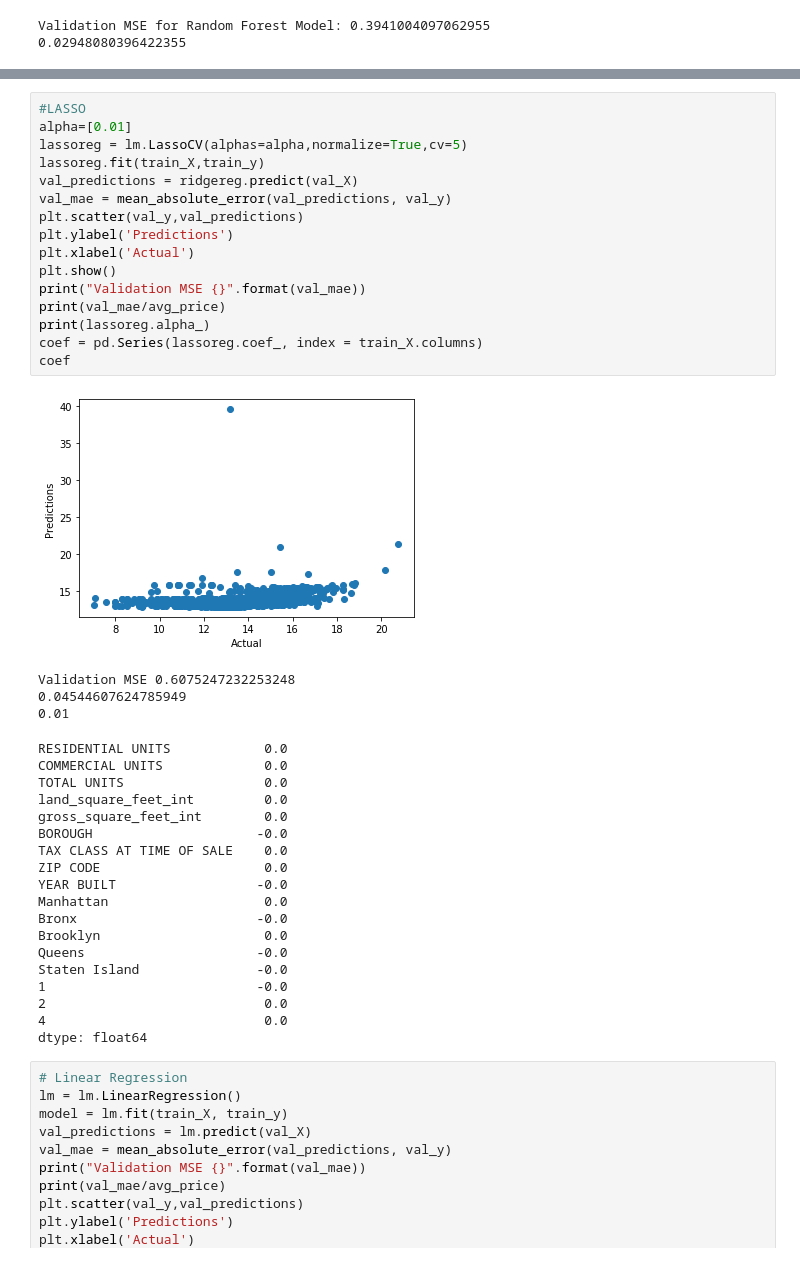
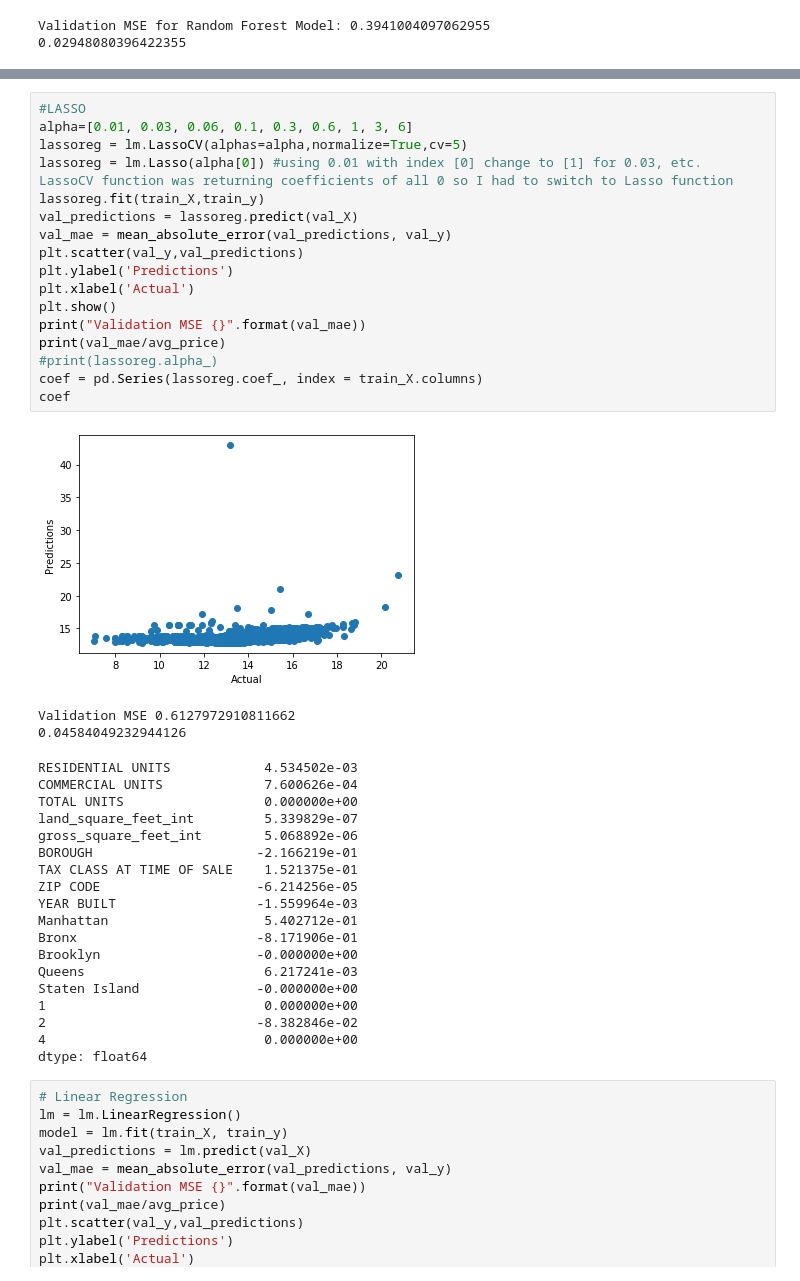
Before and after one commit to kmart8/DS-502-Project, a Jupyter notebook: NYC Dataset Notebook.ipynb, the cells around one changed output, grey strips where cells are left out. Saved outputs shown, nothing was run; the diff lists cells and outputs as text.

```diff
--- a/NYC Dataset Notebook.ipynb
+++ b/NYC Dataset Notebook.ipynb
@@ -338,42 +341,42 @@ Staten Island               -1.789094e-01
 dtype: float64
 # %%
 #LASSO
-alpha=[0.01]
+alpha=[0.01, 0.03, 0.06, 0.1, 0.3, 0.6, 1, 3, 6]
 lassoreg = lm.LassoCV(alphas=alpha,normalize=True,cv=5)
+lassoreg = lm.Lasso(alpha[0]) #using 0.01 with index [0] change to [1] for 0.03, etc.  LassoCV function was returning coefficients of all 0 so I had to switch to Lasso function
 lassoreg.fit(train_X,train_y)
-val_predictions = ridgereg.predict(val_X)
+val_predictions = lassoreg.predict(val_X)
 val_mae = mean_absolute_error(val_predictions, val_y)
 plt.scatter(val_y,val_predictions)
 plt.ylabel('Predictions')
 plt.xlabel('Actual')
 plt.show()
 print("Validation MSE {}".format(val_mae))
 print(val_mae/avg_price)
-print(lassoreg.alpha_)
+#print(lassoreg.alpha_)
 coef = pd.Series(lassoreg.coef_, index = train_X.columns)
 coef
 # %% [output]
-[figure, old version]
+[figure, new version]
-Validation MSE 0.6075247232253248
-0.04544607624785949
-0.01
+Validation MSE 0.6127972910811662
+0.04584049232944126
-RESIDENTIAL UNITS            0.0
-COMMERCIAL UNITS             0.0
-TOTAL UNITS                  0.0
-land_square_feet_int         0.0
-gross_square_feet_int        0.0
-BOROUGH                     -0.0
-TAX CLASS AT TIME OF SALE    0.0
-ZIP CODE                     0.0
-YEAR BUILT                  -0.0
-Manhattan                    0.0
-Bronx                       -0.0
-Brooklyn                     0.0
-Queens                      -0.0
-Staten Island               -0.0
-1                           -0.0
-2                            0.0
-4                            0.0
+RESIDENTIAL UNITS            4.534502e-03
+COMMERCIAL UNITS             7.600626e-04
+TOTAL UNITS                  0.000000e+00
+land_square_feet_int         5.339829e-07
+gross_square_feet_int        5.068892e-06
+BOROUGH                     -2.166219e-01
+TAX CLASS AT TIME OF SALE    1.521375e-01
+ZIP CODE                    -6.214256e-05
+YEAR BUILT                  -1.559964e-03
+Manhattan                    5.402712e-01
+Bronx                       -8.171906e-01
+Brooklyn                    -0.000000e+00
+Queens                       6.217241e-03
+Staten Island               -0.000000e+00
+1                            0.000000e+00
+2                           -8.382846e-02
+4                            0.000000e+00
 dtype: float64
 # %%
 # Linear Regression
```
Also changed, not shown: parts of 1 cell of this notebook.
